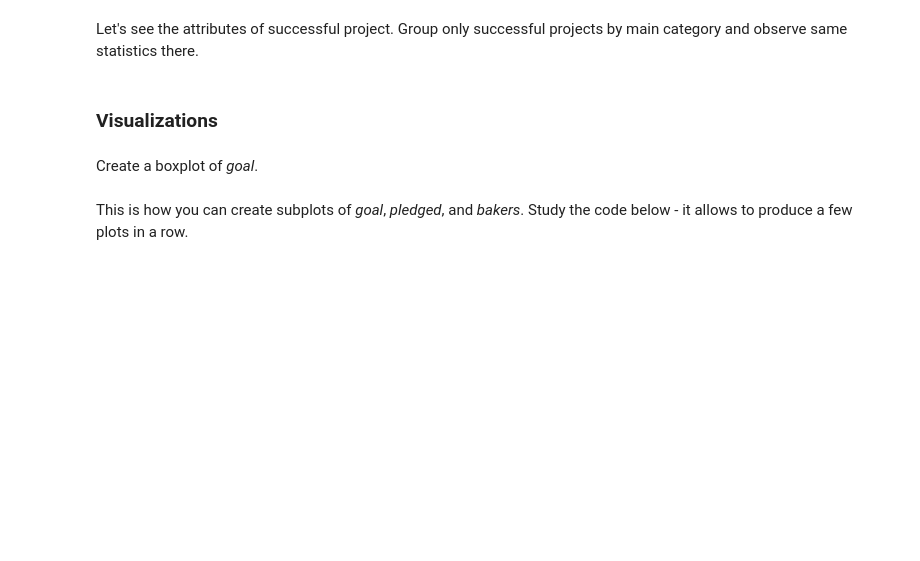
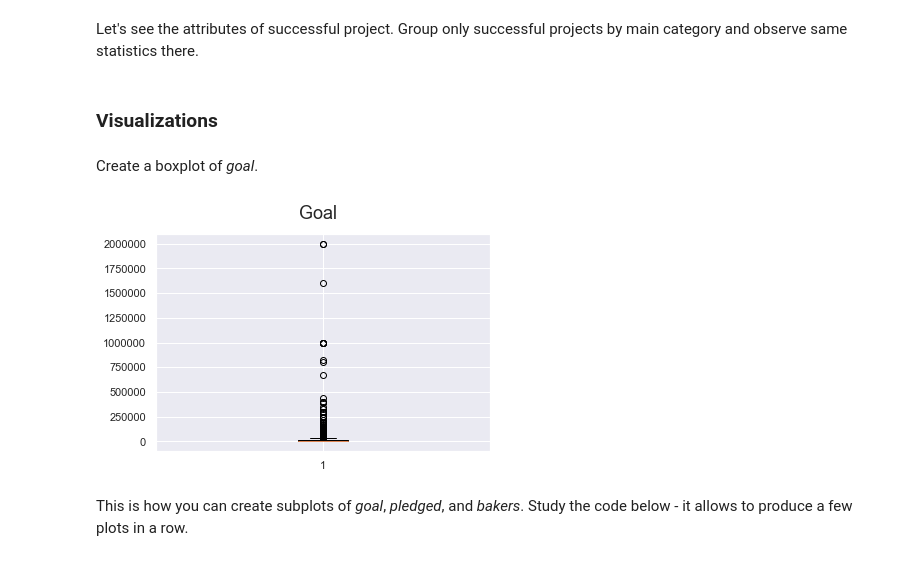
Before and after one commit to NickWald/hugo, a Jupyter notebook: python basics/EDA_Kickstarter_2.ipynb, the cells around one changed output. Drawn from its saved outputs; the diff is of its cells as text; code cells hidden in the pictures; blank space fills up the shorter version.

```diff
--- a/python basics/EDA_Kickstarter_2.ipynb
+++ b/python basics/EDA_Kickstarter_2.ipynb
@@ -202,3 +326,13 @@ Create a boxplot of *goal*.
+# %%
+plt.suptitle('Goal', fontsize=18)
+
+fig = plt.figure(1, figsize=(9, 6))
+ax = fig.add_subplot(111)
+
+bp = ax.boxplot(data.goal)
+bp;
+# %% [output]
+[figure, added]
 # %% [markdown]
 This is how you can create subplots of *goal*, *pledged*, and *bakers*. Study the code below - it allows to produce a few plots in a row.
 # %%
```
Also changed, not shown: parts of 26 cells of this notebook, 4 other files.
